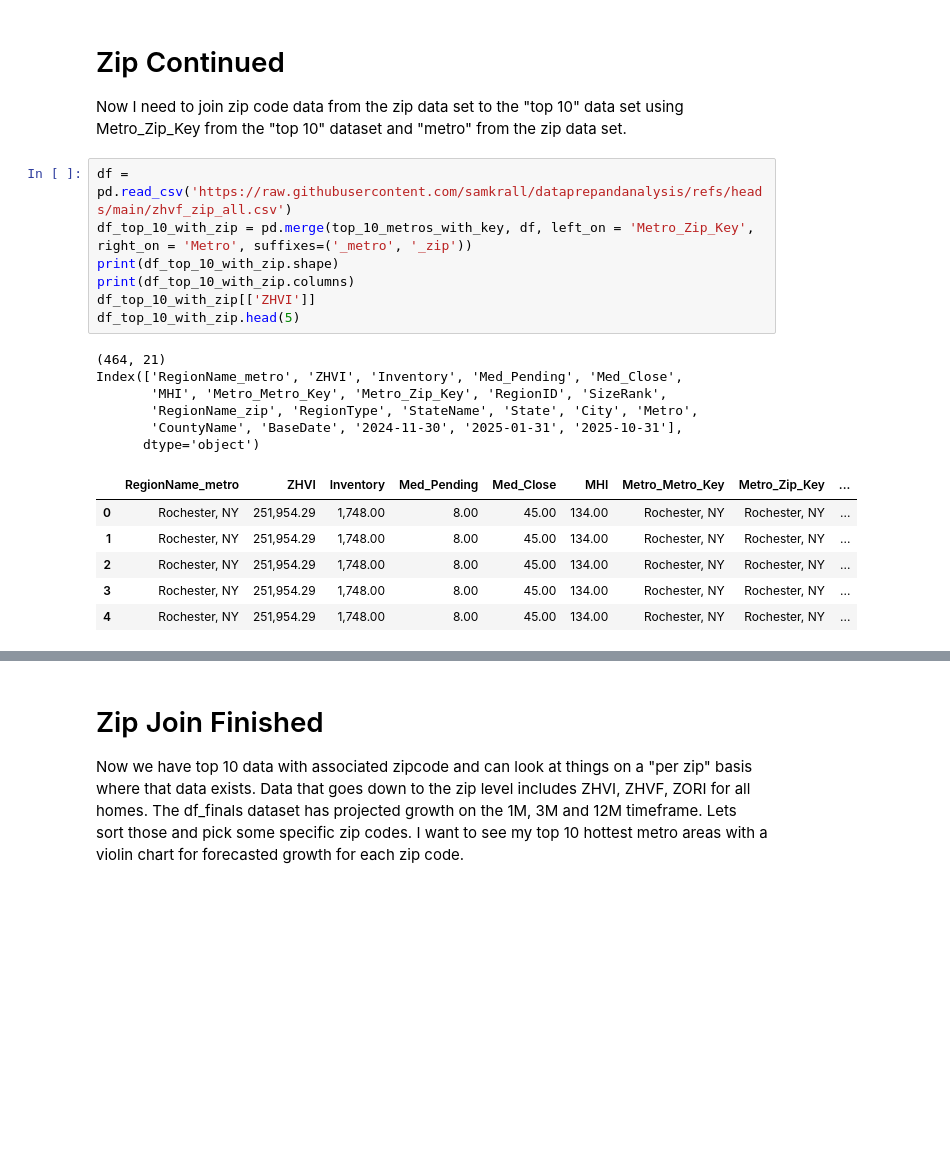
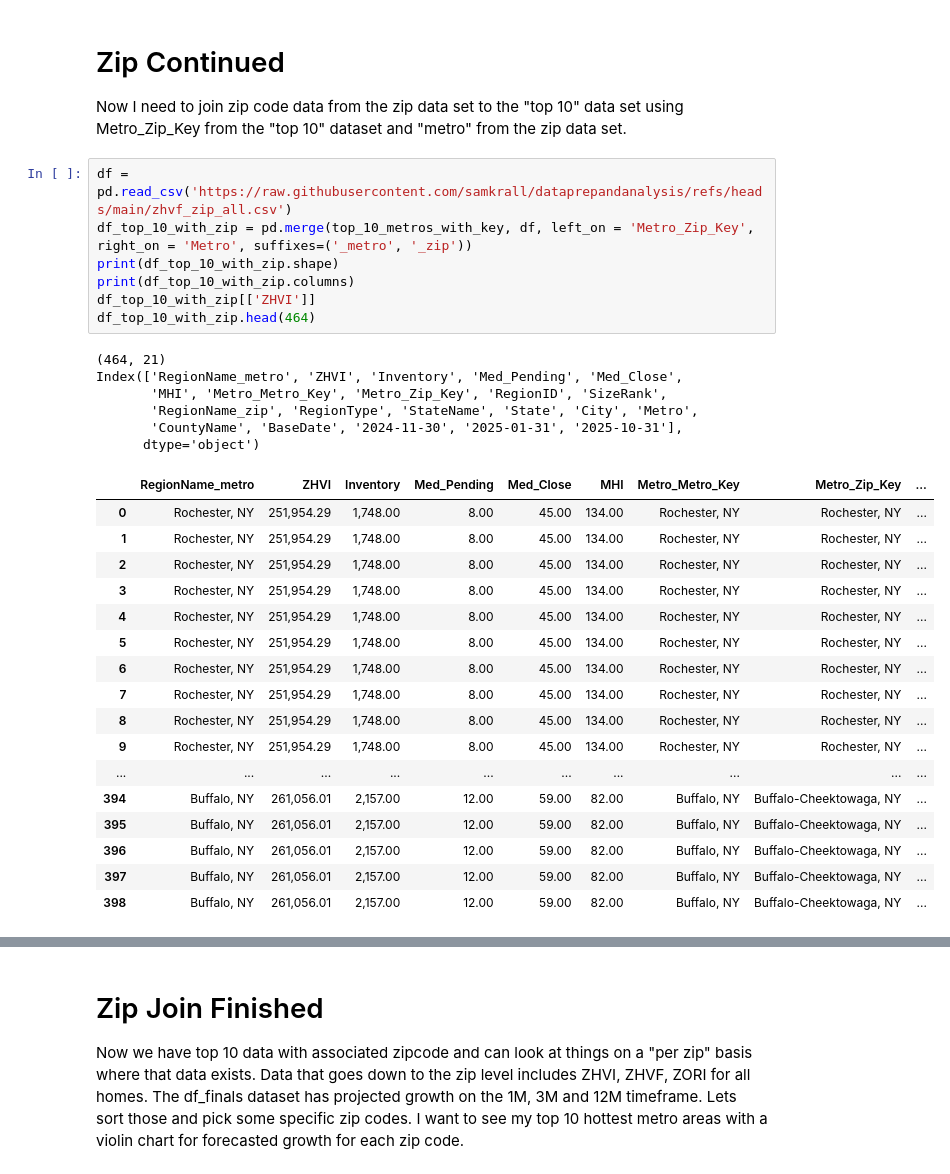
Before and after one commit to samkrall/dataprepandanalysis, a Jupyter notebook: Final_Projec_SK.ipynb, the cells around one changed output, grey strips where cells are left out. Cells and saved outputs as stored; diff of their text form; blank space fills up the shorter version.

```diff
--- a/Final_Projec_SK.ipynb
+++ b/Final_Projec_SK.ipynb
@@ -620,23 +652,34 @@ Now I need to join zip code data from the zip data set to the "top 10" data set
 # %%
 df = pd.read_csv('https://raw.githubusercontent.com/samkrall/dataprepandanalysis/refs/heads/main/zhvf_zip_all.csv')
 df_top_10_with_zip = pd.merge(top_10_metros_with_key, df, left_on = 'Metro_Zip_Key', right_on = 'Metro', suffixes=('_metro', '_zip'))
 print(df_top_10_with_zip.shape)
 print(df_top_10_with_zip.columns)
 df_top_10_with_zip[['ZHVI']]
-df_top_10_with_zip.head(5)
+df_top_10_with_zip.head(464)
 # %% [output]
 (464, 21)
 Index(['RegionName_metro', 'ZHVI', 'Inventory', 'Med_Pending', 'Med_Close',
        'MHI', 'Metro_Metro_Key', 'Metro_Zip_Key', 'RegionID', 'SizeRank',
        'RegionName_zip', 'RegionType', 'StateName', 'State', 'City', 'Metro',
        'CountyName', 'BaseDate', '2024-11-30', '2025-01-31', '2025-10-31'],
       dtype='object')
 |  | RegionName_metro | ZHVI | Inventory | Med_Pending | Med_Close | MHI | Metro_Metro_Key | Metro_Zip_Key | ... |
 | 0 | Rochester, NY | 251,954.29 | 1,748.00 | 8.00 | 45.00 | 134.00 | Rochester, NY | Rochester, NY | ... |
 | 1 | Rochester, NY | 251,954.29 | 1,748.00 | 8.00 | 45.00 | 134.00 | Rochester, NY | Rochester, NY | ... |
 | 2 | Rochester, NY | 251,954.29 | 1,748.00 | 8.00 | 45.00 | 134.00 | Rochester, NY | Rochester, NY | ... |
 | 3 | Rochester, NY | 251,954.29 | 1,748.00 | 8.00 | 45.00 | 134.00 | Rochester, NY | Rochester, NY | ... |
 | 4 | Rochester, NY | 251,954.29 | 1,748.00 | 8.00 | 45.00 | 134.00 | Rochester, NY | Rochester, NY | ... |
+| 5 | Rochester, NY | 251,954.29 | 1,748.00 | 8.00 | 45.00 | 134.00 | Rochester, NY | Rochester, NY | ... |
+| 6 | Rochester, NY | 251,954.29 | 1,748.00 | 8.00 | 45.00 | 134.00 | Rochester, NY | Rochester, NY | ... |
+| 7 | Rochester, NY | 251,954.29 | 1,748.00 | 8.00 | 45.00 | 134.00 | Rochester, NY | Rochester, NY | ... |
+| 8 | Rochester, NY | 251,954.29 | 1,748.00 | 8.00 | 45.00 | 134.00 | Rochester, NY | Rochester, NY | ... |
+| 9 | Rochester, NY | 251,954.29 | 1,748.00 | 8.00 | 45.00 | 134.00 | Rochester, NY | Rochester, NY | ... |
+| ... | ... | ... | ... | ... | ... | ... | ... | ... | ... |
+| 394 | Buffalo, NY | 261,056.01 | 2,157.00 | 12.00 | 59.00 | 82.00 | Buffalo, NY | Buffalo-Cheektowaga, NY | ... |
+| 395 | Buffalo, NY | 261,056.01 | 2,157.00 | 12.00 | 59.00 | 82.00 | Buffalo, NY | Buffalo-Cheektowaga, NY | ... |
+| 396 | Buffalo, NY | 261,056.01 | 2,157.00 | 12.00 | 59.00 | 82.00 | Buffalo, NY | Buffalo-Cheektowaga, NY | ... |
+| 397 | Buffalo, NY | 261,056.01 | 2,157.00 | 12.00 | 59.00 | 82.00 | Buffalo, NY | Buffalo-Cheektowaga, NY | ... |
+| 398 | Buffalo, NY | 261,056.01 | 2,157.00 | 12.00 | 59.00 | 82.00 | Buffalo, NY | Buffalo-Cheektowaga, NY | ... |
 # %%
 df_finals = df_top_10_with_zip[['State', 'Metro','City', 'CountyName', 'RegionName_zip', 'ZHVI', 'Inventory', 'Med_Pending',
 'Med_Close', 'MHI', 'BaseDate', '2024-11-30', '2025-01-31', '2025-10-31']]
```
Also changed, not shown: parts of 17 cells of this notebook.
